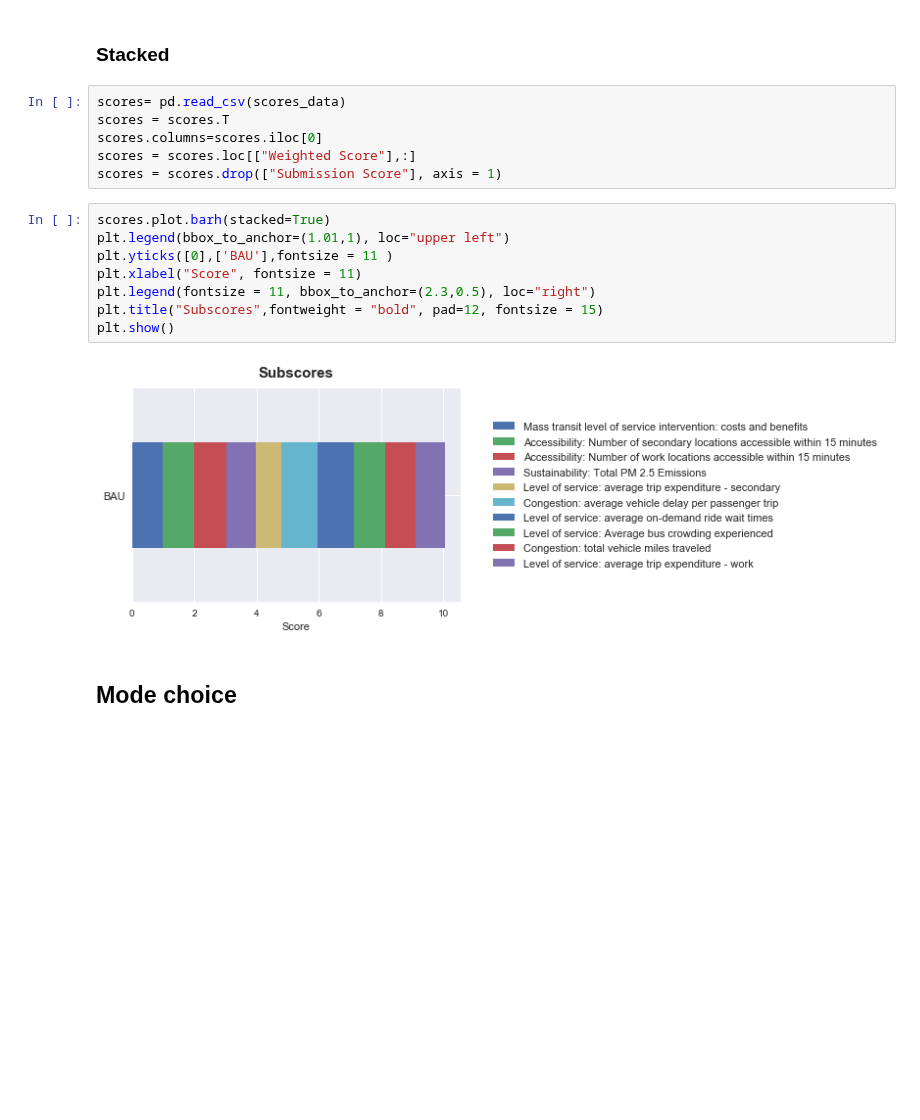
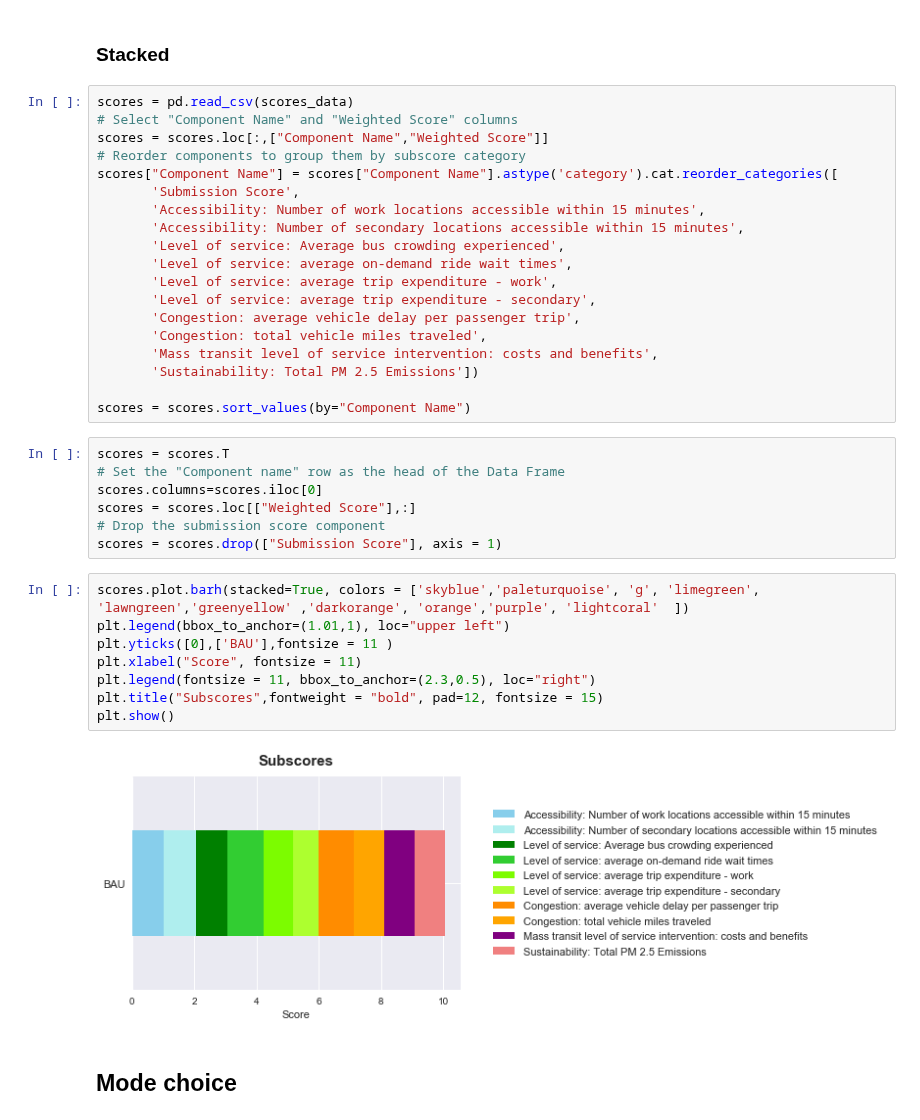
Before and after one commit to bistro-its-berkeley/BISTRO-Starter-Kit, a Jupyter notebook: utilities/Visualization_outputs.ipynb, the cells around one changed output. Drawn from its saved outputs; the diff is of its cells as text; blank space fills up the shorter version.

```diff
--- a/utilities/Visualization_outputs.ipynb
+++ b/utilities/Visualization_outputs.ipynb
@@ -85,22 +104,42 @@ plt.show()
 [figure]
 # %% [markdown]
 ### Stacked
+# %%
+scores = pd.read_csv(scores_data)
+# Select "Component Name" and "Weighted Score" columns
+scores = scores.loc[:,["Component Name","Weighted Score"]]
+# Reorder components to group them by subscore category
+scores["Component Name"] = scores["Component Name"].astype('category').cat.reorder_categories([
+       'Submission Score',
+       'Accessibility: Number of work locations accessible within 15 minutes',
+       'Accessibility: Number of secondary locations accessible within 15 minutes',
+       'Level of service: Average bus crowding experienced',
+       'Level of service: average on-demand ride wait times',
+       'Level of service: average trip expenditure - work',
+       'Level of service: average trip expenditure - secondary',
+       'Congestion: average vehicle delay per passenger trip',
+       'Congestion: total vehicle miles traveled',
+       'Mass transit level of service intervention: costs and benefits',
+       'Sustainability: Total PM 2.5 Emissions'])
+
+scores = scores.sort_values(by="Component Name")
 # %%
-scores= pd.read_csv(scores_data)
 scores = scores.T
+# Set the "Component name" row as the head of the Data Frame
 scores.columns=scores.iloc[0]
 scores = scores.loc[["Weighted Score"],:]
+# Drop the submission score component
 scores = scores.drop(["Submission Score"], axis = 1)
 # %%
-scores.plot.barh(stacked=True)
+scores.plot.barh(stacked=True, colors = ['skyblue','paleturquoise', 'g', 'limegreen', 'lawngreen','greenyellow' ,'darkorange', 'orange','purple', 'lightcoral'  ])
 plt.legend(bbox_to_anchor=(1.01,1), loc="upper left")
 plt.yticks([0],['BAU'],fontsize = 11 )
 plt.xlabel("Score", fontsize = 11)
 plt.legend(fontsize = 11, bbox_to_anchor=(2.3,0.5), loc="right")
 plt.title("Subscores",fontweight = "bold", pad=12, fontsize = 15)
 plt.show()
 # %% [output]
-[figure, old version]
+[figure, new version]
 # %% [markdown]
 ## Mode choice
 # %%
```
Also changed, not shown: parts of 15 cells of this notebook.
